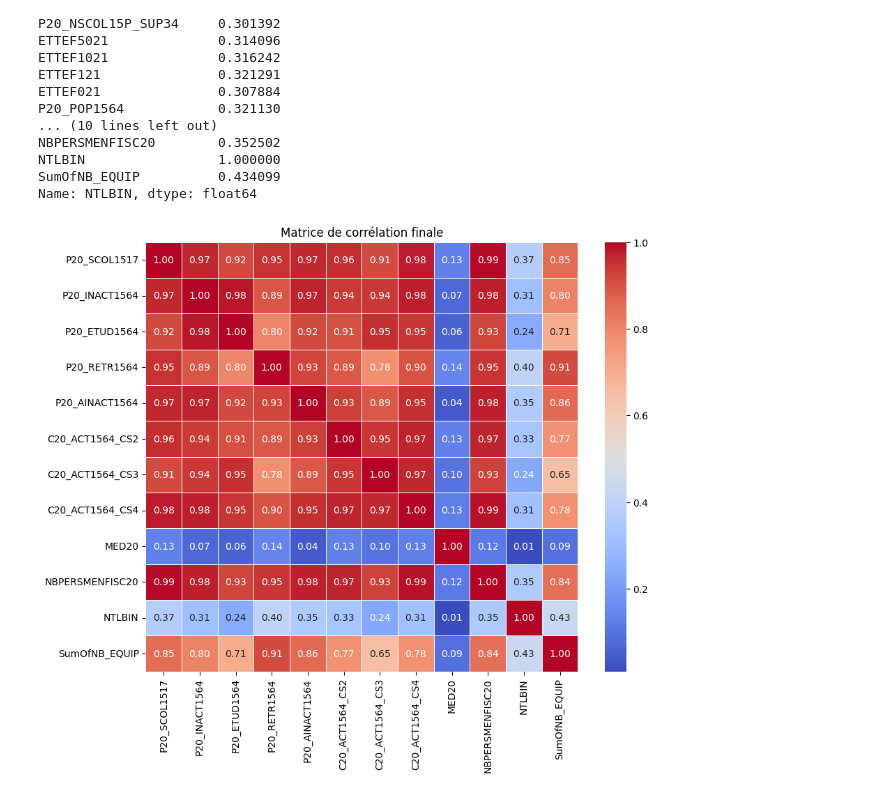
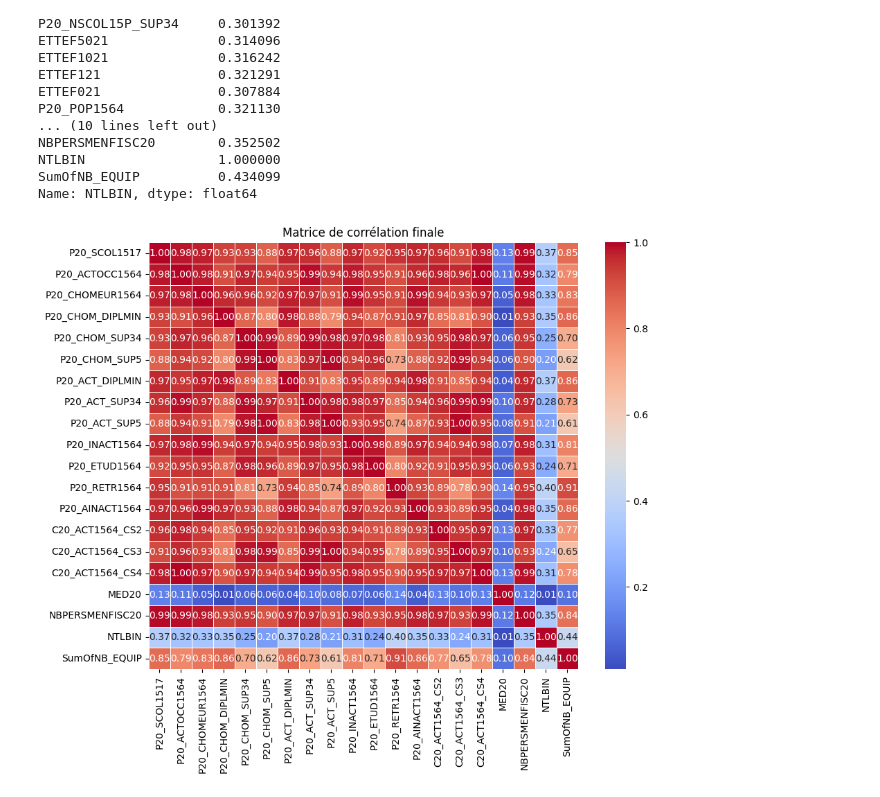
Before and after one commit to mathildetissandier/stage2, a Jupyter notebook: Analyse_brutes.ipynb, the cells around one changed output. Cells and saved outputs as stored; diff of their text form; code cells hidden in the pictures.

```diff
--- a/Analyse_brutes.ipynb
+++ b/Analyse_brutes.ipynb
@@ -48,32 +49,32 @@ numerical_data = data.select_dtypes(exclude=['object'])
 
 # Calculer la matrice de corrélation
 correlation_matrix = numerical_data.corr()
 
 # Boucle jusqu'à ce qu'il n'y ait plus de corrélations supérieures à 0.90
 while True:
     # Trouver les paires de variables fortement corrélées
     upper = correlation_matrix.where(np.triu(np.ones(correlation_matrix.shape), k=1).astype(bool))
-    high_corr = (upper > 0.995).any()
+    high_corr = (upper > 0.999).any()
 
     # Sortir de la boucle si aucune corrélation supérieure à 0.90 n'est trouvée
     if not high_corr.any():
         break
 
     # Identifier la première variable corrélée
     first_high_corr = high_corr.index[high_corr.argmax()]
 
     # Identifier les variables corrélées avec la première variable
     corr_with_first = correlation_matrix[first_high_corr][correlation_matrix[first_high_corr] > 0.1].index.tolist()
 
     # Supprimer une des variables corrélées
     numerical_data.drop(corr_with_first[1], axis=1, inplace=True)
 
     # Recalculer la matrice de corrélation
     correlation_matrix = numerical_data.corr()
 # Tracer la matrice de corrélation finale avec Seaborn
 plt.figure(figsize=(10, 8))
 sns.heatmap(correlation_matrix, annot=True, cmap='coolwarm', fmt=".2f", linewidths=.5)
 plt.title("Matrice de corrélation finale")
 plt.show()
 # %% [output]
-[figure, old version]
+[figure, new version]
```
Also changed, not shown: parts of 10 cells of this notebook, 42 other files.
